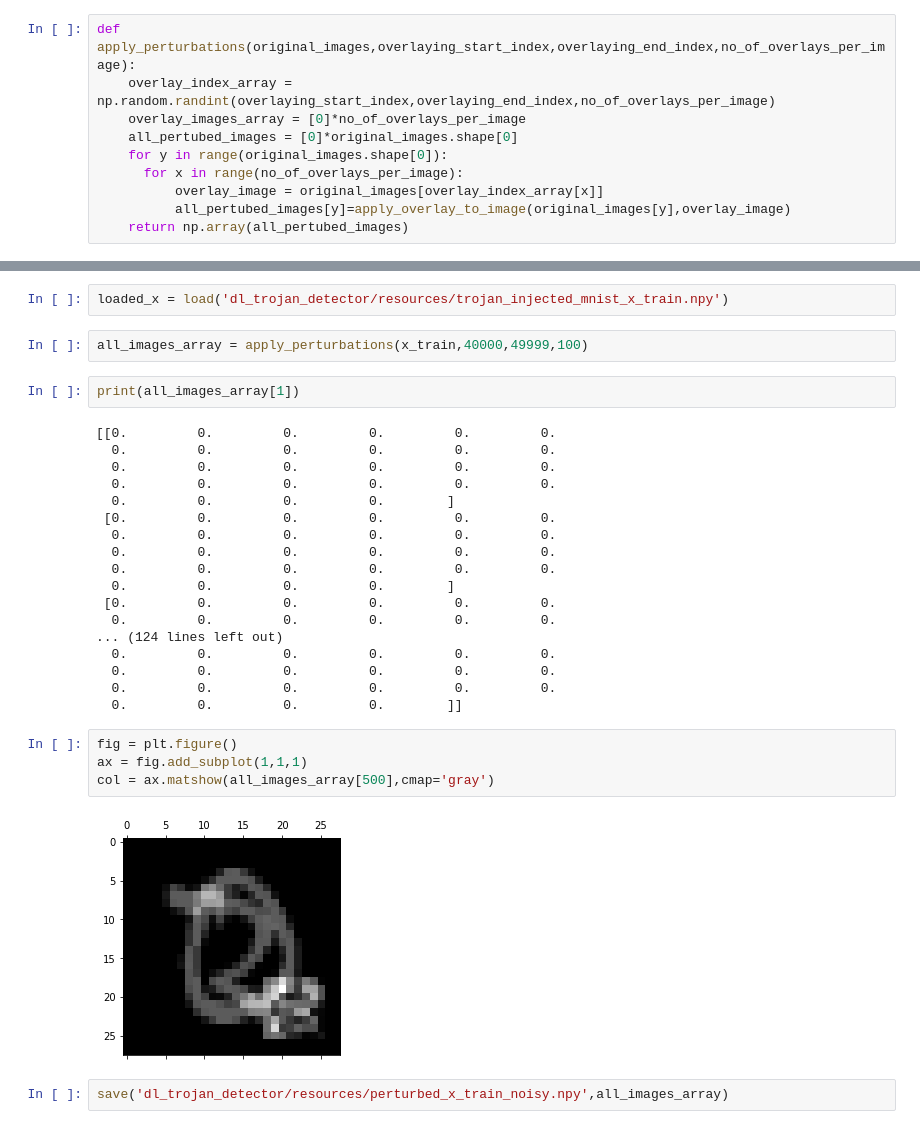
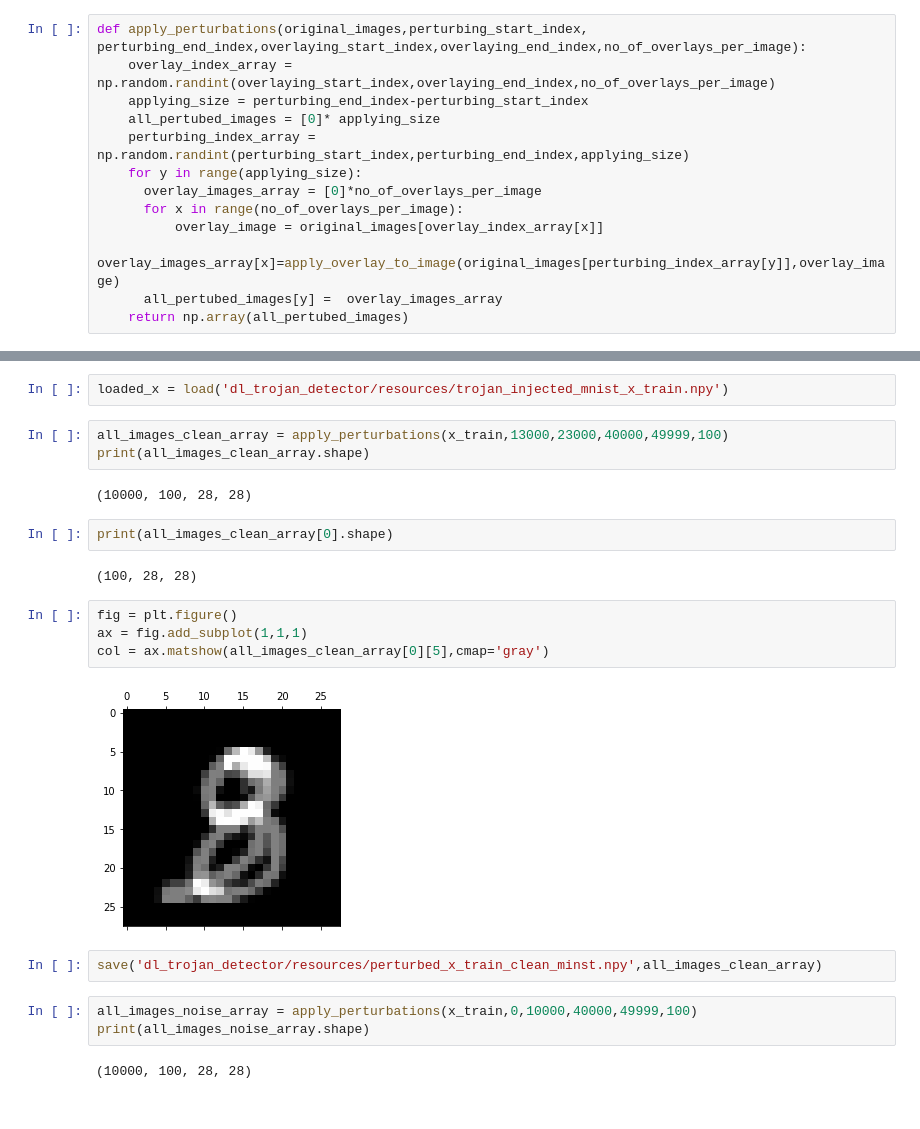
Before and after one commit to isururanawaka/dl_trojan_detector, a Jupyter notebook: data_pre_processing.ipynb, the cells around one changed output, grey strips where cells are left out. Cells and saved outputs as stored; diff of their text form.

```diff
--- a/data_pre_processing.ipynb
+++ b/data_pre_processing.ipynb
@@ -40,14 +40,17 @@ def apply_trojan_to_clean_images(count,clean_train_images,target_classes,trojan_
         clean_train_images[i]= apply_overlay_to_image(clean_train_images[i],trojan_image)
         target_classes[i] = attacker_class
 # %%
-def apply_perturbations(original_images,overlaying_start_index,overlaying_end_index,no_of_overlays_per_image):
+def apply_perturbations(original_images,perturbing_start_index, perturbing_end_index,overlaying_start_index,overlaying_end_index,no_of_overlays_per_image):
     overlay_index_array = np.random.randint(overlaying_start_index,overlaying_end_index,no_of_overlays_per_image)
-    overlay_images_array = [0]*no_of_overlays_per_image
-    all_pertubed_images = [0]*original_images.shape[0]
-    for y in range(original_images.shape[0]):
+    applying_size = perturbing_end_index-perturbing_start_index
+    all_pertubed_images = [0]* applying_size
+    perturbing_index_array = np.random.randint(perturbing_start_index,perturbing_end_index,applying_size)
+    for y in range(applying_size):
+      overlay_images_array = [0]*no_of_overlays_per_image
       for x in range(no_of_overlays_per_image):
           overlay_image = original_images[overlay_index_array[x]]
-          all_pertubed_images[y]=apply_overlay_to_image(original_images[y],overlay_image)
+          overlay_images_array[x]=apply_overlay_to_image(original_images[perturbing_index_array[y]],overlay_image)
+      all_pertubed_images[y] =  overlay_images_array
     return np.array(all_pertubed_images)
 # %%
 visualize_image('dl_trojan_detector/resources/fc6_1_81_694_1_1_0081.jpeg')
@@ -111,32 +114,24 @@ save('dl_trojan_detector/resources/trojan_injected_mnist_y_train.npy',y_train)
 # %%
 loaded_x = load('dl_trojan_detector/resources/trojan_injected_mnist_x_train.npy')
 # %%
-all_images_array = apply_perturbations(x_train,40000,49999,100)
+all_images_clean_array = apply_perturbations(x_train,13000,23000,40000,49999,100)
+print(all_images_clean_array.shape)
+# %% [output]
+(10000, 100, 28, 28)
 # %%
-print(all_images_array[1])
+print(all_images_clean_array[0].shape)
 # %% [output]
-[[0.         0.         0.         0.         0.         0.
-  0.         0.         0.         0.         0.         0.
-  0.         0.         0.         0.         0.         0.
-  0.         0.         0.         0.         0.         0.
-  0.         0.         0.         0.        ]
- [0.         0.         0.         0.         0.         0.
-  0.         0.         0.         0.         0.         0.
-  0.         0.         0.         0.         0.         0.
-  0.         0.         0.         0.         0.         0.
-  0.         0.         0.         0.        ]
- [0.         0.         0.         0.         0.         0.
-  0.         0.         0.         0.         0.         0.
-... (124 lines left out)
-  0.         0.         0.         0.         0.         0.
-  0.         0.         0.         0.         0.         0.
-  0.         0.         0.         0.         0.         0.
-  0.         0.         0.         0.        ]]
+(100, 28, 28)
 # %%
 fig = plt.figure()
 ax = fig.add_subplot(1,1,1)
-col = ax.matshow(all_images_array[500],cmap='gray')
+col = ax.matshow(all_images_clean_array[0][5],cmap='gray')
 # %% [output]
-[figure, old version]
+[figure, new version]
 # %%
-save('dl_trojan_detector/resources/perturbed_x_train_noisy.npy',all_images_array)
+save('dl_trojan_detector/resources/perturbed_x_train_clean_minst.npy',all_images_clean_array)
+# %%
+all_images_noise_array = apply_perturbations(x_train,0,10000,40000,49999,100)
+print(all_images_noise_array.shape)
+# %% [output]
+(10000, 100, 28, 28)
```
Also changed, not shown: parts of 10 cells of this notebook, 2 other files.
